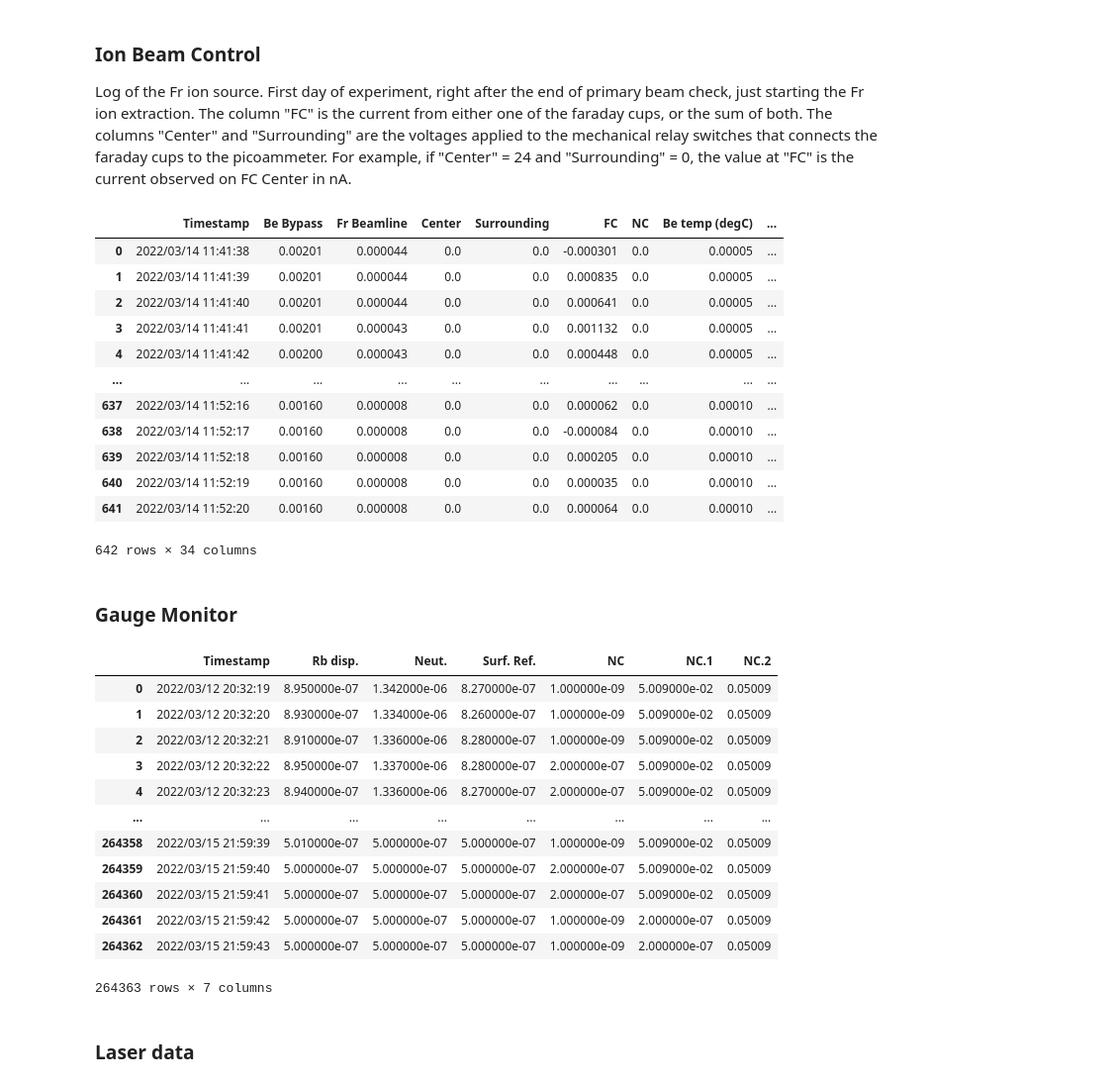
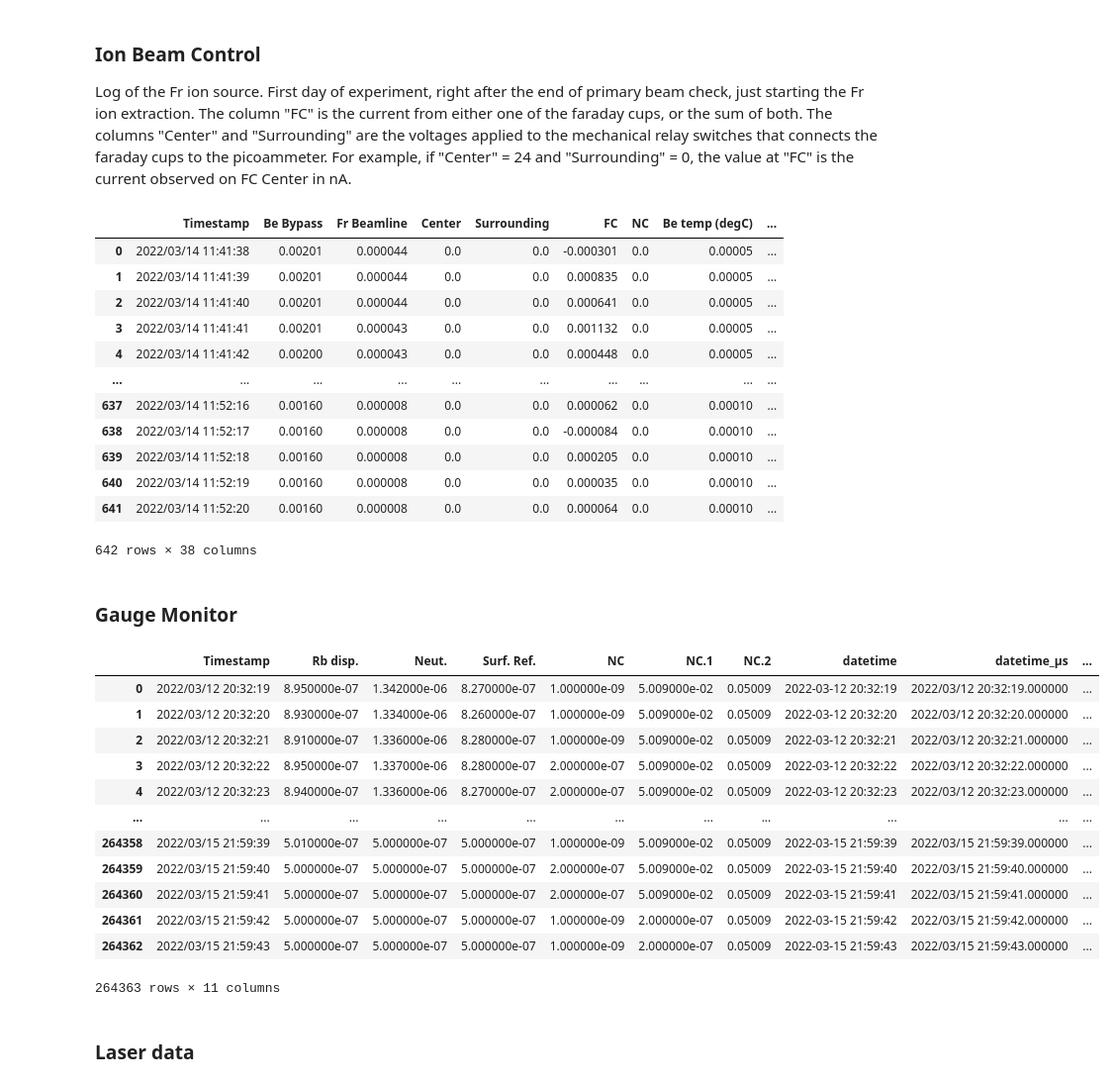
Before and after one commit to romanwixinger/data-engineering-utokyo, a Jupyter notebook: notebooks/data_exploration.ipynb, the cells around one changed output. Shown at 99% size. Drawn from its saved outputs; the diff is of its cells as text; code cells hidden in the pictures.

Commit message:
Extended the harmonization of the timestamps.

```diff
--- a/notebooks/data_exploration.ipynb
+++ b/notebooks/data_exploration.ipynb
@@ -78,6 +20,0 @@ class SSD():
-# %%
-ssd_data_df = SSD._get_data()
-ssd_metadata_df = SSD._get_metadata()
-ssd_df = SSD.get_table()
-df = SSD.harmonize_time(ssd_df)
-df
@@ -215,8 +245,18 @@ The columns "Center" and "Surrounding" are the voltages applied to the mechanica
 # %%
 class IonBeamControl():
 
-    def get_table(filepath: str=location+"IonBeamControl1.5_DESKTOP-8ICG2TJ_20220314_114132.csv"):
-        return pd.read_csv(filepath_or_buffer=filepath)
+    @classmethod
+    def get_table(cls, filepath: str=location+"IonBeamControl1.5_DESKTOP-8ICG2TJ_20220314_114132.csv"):
+        df = pd.read_csv(filepath_or_buffer=filepath)
+        cls._harmonize_time(df)
+        return df
+
+    @classmethod
+    def _harmonize_time(cls, df: pd.DataFrame) -> pd.DataFrame:
+        df["datetime"] = pd.to_datetime(df["Timestamp"])
+        df["datetime_μs"] = df["Timestamp"].apply(lambda s: s+".000000")
+        df["datetime_ms"] = df["Timestamp"].apply(lambda s: s+".000")
+        df["timestamp"] = df["datetime"].values.astype(np.int64)
 
 ion_beam_control_table = IonBeamControl.get_table()
 ion_beam_control_table
@@ -233,31 +273,42 @@ ion_beam_control_table
 | 639 | 2022/03/14 11:52:18 | 0.00160 | 0.000008 | 0.0 | 0.0 | 0.000205 | 0.0 | 0.00010 | ... |
 | 640 | 2022/03/14 11:52:19 | 0.00160 | 0.000008 | 0.0 | 0.0 | 0.000035 | 0.0 | 0.00010 | ... |
 | 641 | 2022/03/14 11:52:20 | 0.00160 | 0.000008 | 0.0 | 0.0 | 0.000064 | 0.0 | 0.00010 | ... |
-642 rows × 34 columns
+642 rows × 38 columns
 # %% [markdown]
 ### Gauge Monitor
 # %%
 class Gauge():
 
-    def get_table(filepath: str=location+"TPG256GaugeMonitor_Single_DESKTOP-BEF5FI4_20220312_203214.csv"):
-        return pd.read_csv(filepath_or_buffer=filepath)
+    @classmethod
+    def get_table(cls, filepath: str=location+"TPG256GaugeMonitor_Single_DESKTOP-BEF5FI4_20220312_203214.csv"):
+        df = pd.read_csv(filepath_or_buffer=filepath)
+        cls._harmonize_time(df)
+        return df
+
+    @classmethod
+    def _harmonize_time(cls, df: pd.DataFrame):
+        df["datetime"] = pd.to_datetime(df["Timestamp"])
+        df["datetime_μs"] = df["Timestamp"].apply(lambda s: s+".000000")
+        df["datetime_ms"] = df["Timestamp"].apply(lambda s: s+".000")
+        df["timestamp"] = df["datetime"].values.astype(np.int64)
+        return df
 
 gauge_table = Gauge.get_table()
 gauge_table
 # %% [output]
-|  | Timestamp | Rb disp. | Neut. | Surf. Ref. | NC | NC.1 | NC.2 |
-| 0 | 2022/03/12 20:32:19 | 8.950000e-07 | 1.342000e-06 | 8.270000e-07 | 1.000000e-09 | 5.009000e-02 | 0.05009 |
-| 1 | 2022/03/12 20:32:20 | 8.930000e-07 | 1.334000e-06 | 8.260000e-07 | 1.000000e-09 | 5.009000e-02 | 0.05009 |
-| 2 | 2022/03/12 20:32:21 | 8.910000e-07 | 1.336000e-06 | 8.280000e-07 | 1.000000e-09 | 5.009000e-02 | 0.05009 |
-| 3 | 2022/03/12 20:32:22 | 8.950000e-07 | 1.337000e-06 | 8.280000e-07 | 2.000000e-07 | 5.009000e-02 | 0.05009 |
-| 4 | 2022/03/12 20:32:23 | 8.940000e-07 | 1.336000e-06 | 8.270000e-07 | 2.000000e-07 | 5.009000e-02 | 0.05009 |
-| ... | ... | ... | ... | ... | ... | ... | ... |
-| 264358 | 2022/03/15 21:59:39 | 5.010000e-07 | 5.000000e-07 | 5.000000e-07 | 1.000000e-09 | 5.009000e-02 | 0.05009 |
-| 264359 | 2022/03/15 21:59:40 | 5.000000e-07 | 5.000000e-07 | 5.000000e-07 | 2.000000e-07 | 5.009000e-02 | 0.05009 |
-| 264360 | 2022/03/15 21:59:41 | 5.000000e-07 | 5.000000e-07 | 5.000000e-07 | 2.000000e-07 | 5.009000e-02 | 0.05009 |
-| 264361 | 2022/03/15 21:59:42 | 5.000000e-07 | 5.000000e-07 | 5.000000e-07 | 1.000000e-09 | 2.000000e-07 | 0.05009 |
-| 264362 | 2022/03/15 21:59:43 | 5.000000e-07 | 5.000000e-07 | 5.000000e-07 | 1.000000e-09 | 2.000000e-07 | 0.05009 |
+|  | Timestamp | Rb disp. | Neut. | Surf. Ref. | NC | NC.1 | NC.2 | datetime | datetime_μs | ... |
+| 0 | 2022/03/12 20:32:19 | 8.950000e-07 | 1.342000e-06 | 8.270000e-07 | 1.000000e-09 | 5.009000e-02 | 0.05009 | 2022-03-12 20:32:19 | 2022/03/12 20:32:19.000000 | ... |
+| 1 | 2022/03/12 20:32:20 | 8.930000e-07 | 1.334000e-06 | 8.260000e-07 | 1.000000e-09 | 5.009000e-02 | 0.05009 | 2022-03-12 20:32:20 | 2022/03/12 20:32:20.000000 | ... |
+| 2 | 2022/03/12 20:32:21 | 8.910000e-07 | 1.336000e-06 | 8.280000e-07 | 1.000000e-09 | 5.009000e-02 | 0.05009 | 2022-03-12 20:32:21 | 2022/03/12 20:32:21.000000 | ... |
+| 3 | 2022/03/12 20:32:22 | 8.950000e-07 | 1.337000e-06 | 8.280000e-07 | 2.000000e-07 | 5.009000e-02 | 0.05009 | 2022-03-12 20:32:22 | 2022/03/12 20:32:22.000000 | ... |
+| 4 | 2022/03/12 20:32:23 | 8.940000e-07 | 1.336000e-06 | 8.270000e-07 | 2.000000e-07 | 5.009000e-02 | 0.05009 | 2022-03-12 20:32:23 | 2022/03/12 20:32:23.000000 | ... |
+| ... | ... | ... | ... | ... | ... | ... | ... | ... | ... | ... |
+| 264358 | 2022/03/15 21:59:39 | 5.010000e-07 | 5.000000e-07 | 5.000000e-07 | 1.000000e-09 | 5.009000e-02 | 0.05009 | 2022-03-15 21:59:39 | 2022/03/15 21:59:39.000000 | ... |
+| 264359 | 2022/03/15 21:59:40 | 5.000000e-07 | 5.000000e-07 | 5.000000e-07 | 2.000000e-07 | 5.009000e-02 | 0.05009 | 2022-03-15 21:59:40 | 2022/03/15 21:59:40.000000 | ... |
+| 264360 | 2022/03/15 21:59:41 | 5.000000e-07 | 5.000000e-07 | 5.000000e-07 | 2.000000e-07 | 5.009000e-02 | 0.05009 | 2022-03-15 21:59:41 | 2022/03/15 21:59:41.000000 | ... |
+| 264361 | 2022/03/15 21:59:42 | 5.000000e-07 | 5.000000e-07 | 5.000000e-07 | 1.000000e-09 | 2.000000e-07 | 0.05009 | 2022-03-15 21:59:42 | 2022/03/15 21:59:42.000000 | ... |
+| 264362 | 2022/03/15 21:59:43 | 5.000000e-07 | 5.000000e-07 | 5.000000e-07 | 1.000000e-09 | 2.000000e-07 | 0.05009 | 2022-03-15 21:59:43 | 2022/03/15 21:59:43.000000 | ... |
-264363 rows × 7 columns
+264363 rows × 11 columns
 # %% [markdown]
 ### Laser data
 # %%
```
Also changed, not shown: parts of 9 cells of this notebook.
